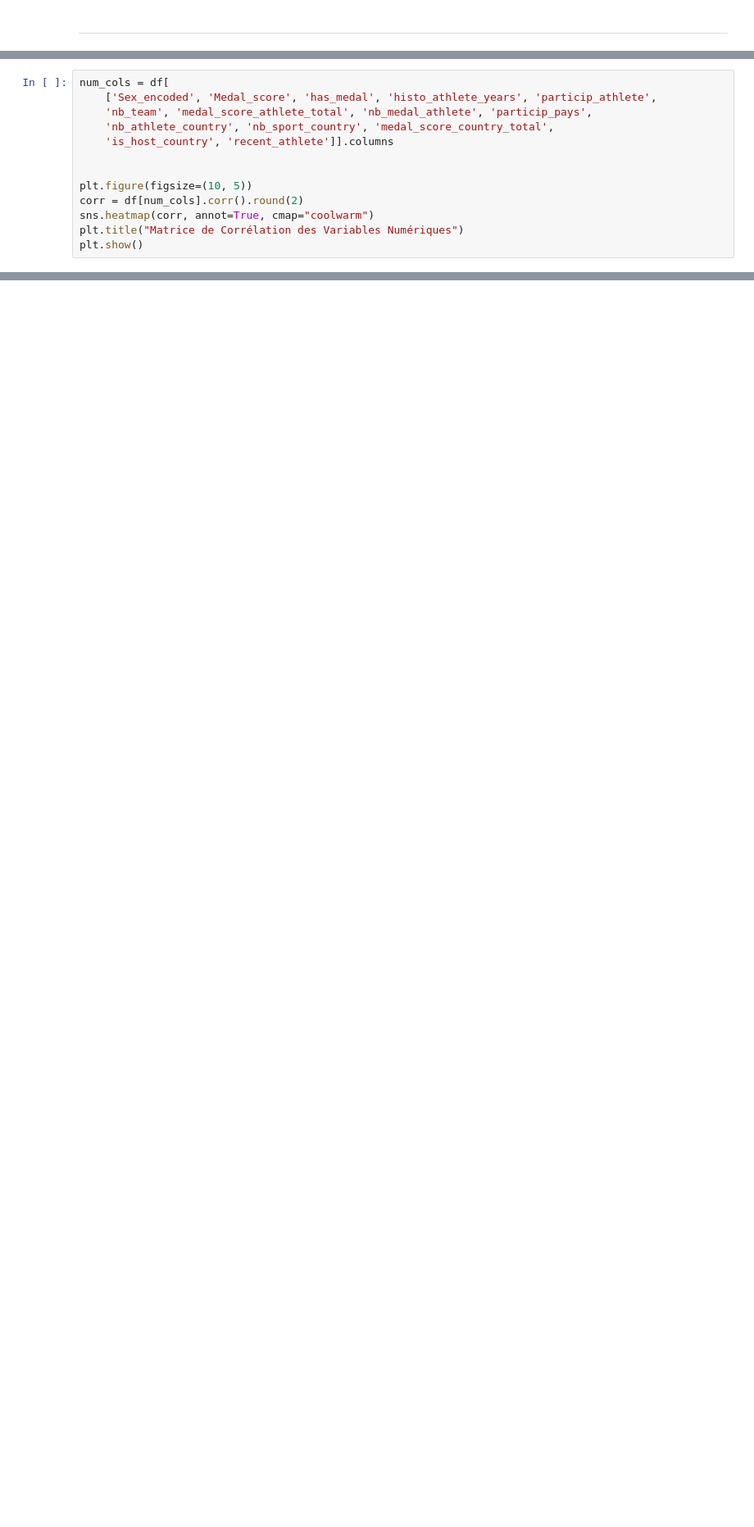
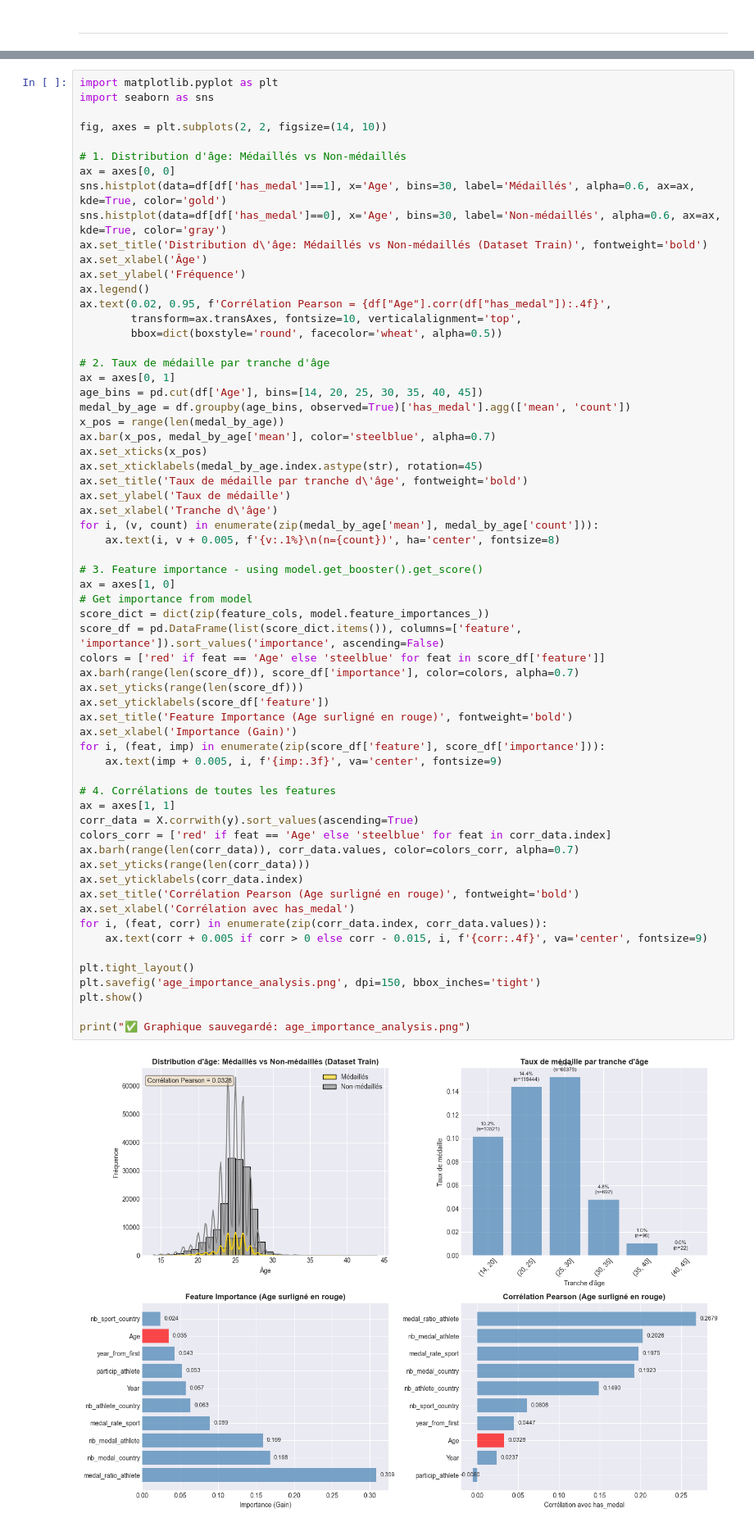
Before and after one commit to Mathmvl/jo-2028-storytelling, a Jupyter notebook: PORJET_FIL_ROUGE_MachineLearning_JO2028.ipynb, the cells around one changed output, grey strips where cells are left out. Shown at 82% size. Saved outputs shown, nothing was run; the diff lists cells and outputs as text; blank space fills up the shorter version.

```diff
--- a/PORJET_FIL_ROUGE_MachineLearning_JO2028.ipynb
+++ b/PORJET_FIL_ROUGE_MachineLearning_JO2028.ipynb
@@ -697,13 +6,0 @@ for col in num_cols:
-# %%
-num_cols = df[
-    ['Sex_encoded', 'Medal_score', 'has_medal', 'histo_athlete_years', 'particip_athlete',
-    'nb_team', 'medal_score_athlete_total', 'nb_medal_athlete', 'particip_pays',
-    'nb_athlete_country', 'nb_sport_country', 'medal_score_country_total',
-    'is_host_country', 'recent_athlete']].columns
-
-
-plt.figure(figsize=(10, 5))
-corr = df[num_cols].corr().round(2)
-sns.heatmap(corr, annot=True, cmap="coolwarm")
-plt.title("Matrice de Corrélation des Variables Numériques")
-plt.show()
@@ -1193,0 +969,65 @@ DeltaGenerator()
+# %%
+import matplotlib.pyplot as plt
+import seaborn as sns
+
+fig, axes = plt.subplots(2, 2, figsize=(14, 10))
+
+# 1. Distribution d'âge: Médaillés vs Non-médaillés
+ax = axes[0, 0]
+sns.histplot(data=df[df['has_medal']==1], x='Age', bins=30, label='Médaillés', alpha=0.6, ax=ax, kde=True, color='gold')
+sns.histplot(data=df[df['has_medal']==0], x='Age', bins=30, label='Non-médaillés', alpha=0.6, ax=ax, kde=True, color='gray')
+ax.set_title('Distribution d\'âge: Médaillés vs Non-médaillés (Dataset Train)', fontweight='bold')
+ax.set_xlabel('Âge')
+ax.set_ylabel('Fréquence')
+ax.legend()
+ax.text(0.02, 0.95, f'Corrélation Pearson = {df["Age"].corr(df["has_medal"]):.4f}',
+        transform=ax.transAxes, fontsize=10, verticalalignment='top',
+        bbox=dict(boxstyle='round', facecolor='wheat', alpha=0.5))
+
+# 2. Taux de médaille par tranche d'âge
+ax = axes[0, 1]
+age_bins = pd.cut(df['Age'], bins=[14, 20, 25, 30, 35, 40, 45])
+medal_by_age = df.groupby(age_bins, observed=True)['has_medal'].agg(['mean', 'count'])
+x_pos = range(len(medal_by_age))
+ax.bar(x_pos, medal_by_age['mean'], color='steelblue', alpha=0.7)
+ax.set_xticks(x_pos)
+ax.set_xticklabels(medal_by_age.index.astype(str), rotation=45)
+ax.set_title('Taux de médaille par tranche d\'âge', fontweight='bold')
+ax.set_ylabel('Taux de médaille')
+ax.set_xlabel('Tranche d\'âge')
+for i, (v, count) in enumerate(zip(medal_by_age['mean'], medal_by_age['count'])):
+    ax.text(i, v + 0.005, f'{v:.1%}\n(n={count})', ha='center', fontsize=8)
+
+# 3. Feature importance - using model.get_booster().get_score()
+ax = axes[1, 0]
+# Get importance from model
+score_dict = dict(zip(feature_cols, model.feature_importances_))
+score_df = pd.DataFrame(list(score_dict.items()), columns=['feature', 'importance']).sort_values('importance', ascending=False)
+colors = ['red' if feat == 'Age' else 'steelblue' for feat in score_df['feature']]
+ax.barh(range(len(score_df)), score_df['importance'], color=colors, alpha=0.7)
+ax.set_yticks(range(len(score_df)))
+ax.set_yticklabels(score_df['feature'])
+ax.set_title('Feature Importance (Age surligné en rouge)', fontweight='bold')
+ax.set_xlabel('Importance (Gain)')
+for i, (feat, imp) in enumerate(zip(score_df['feature'], score_df['importance'])):
+    ax.text(imp + 0.005, i, f'{imp:.3f}', va='center', fontsize=9)
+
+# 4. Corrélations de toutes les features
+ax = axes[1, 1]
+corr_data = X.corrwith(y).sort_values(ascending=True)
+colors_corr = ['red' if feat == 'Age' else 'steelblue' for feat in corr_data.index]
+ax.barh(range(len(corr_data)), corr_data.values, color=colors_corr, alpha=0.7)
+ax.set_yticks(range(len(corr_data)))
+ax.set_yticklabels(corr_data.index)
+ax.set_title('Corrélation Pearson (Age surligné en rouge)', fontweight='bold')
+ax.set_xlabel('Corrélation avec has_medal')
+for i, (feat, corr) in enumerate(zip(corr_data.index, corr_data.values)):
+    ax.text(corr + 0.005 if corr > 0 else corr - 0.015, i, f'{corr:.4f}', va='center', fontsize=9)
+
+plt.tight_layout()
+plt.savefig('age_importance_analysis.png', dpi=150, bbox_inches='tight')
+plt.show()
+
+print("✅ Graphique sauvegardé: age_importance_analysis.png")
+# %% [output]
+[figure, added]
```
Also changed, not shown: parts of 176 cells of this notebook, 5 other files.
